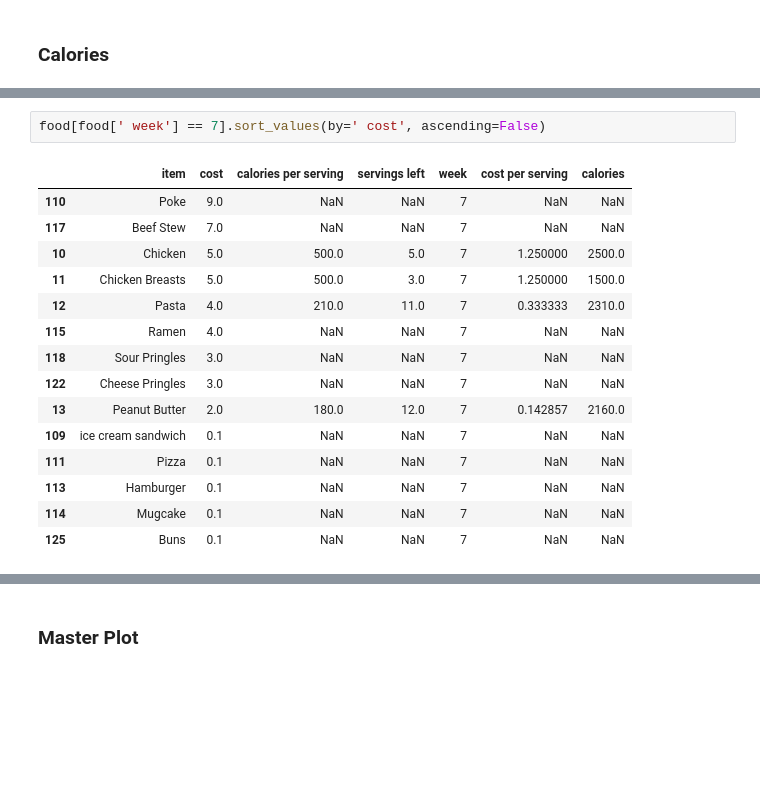
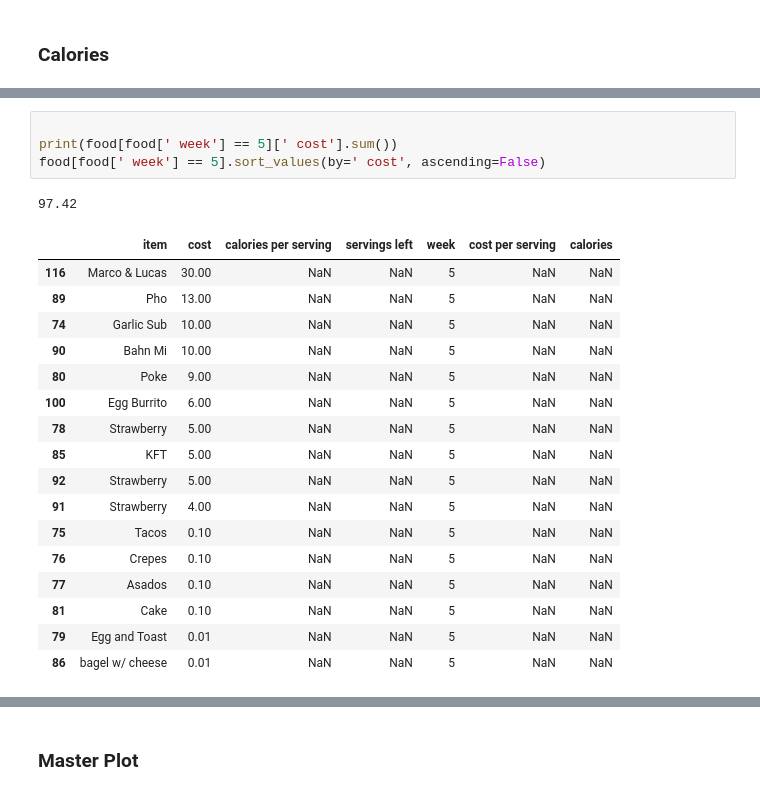
Before and after one commit to alzox/yummy, a Jupyter notebook: food notebook.ipynb, the cells around one changed output, grey strips where cells are left out. Saved outputs shown, nothing was run; the diff lists cells and outputs as text; blank space fills up the shorter version.

```diff
--- a/food notebook.ipynb
+++ b/food notebook.ipynb
@@ -73,22 +73,27 @@ food.groupby(' week')['calories'].sum()
 Name: calories, dtype: float64
 # %%
-food[food[' week'] == 7].sort_values(by=' cost', ascending=False)
+
+print(food[food[' week'] == 5][' cost'].sum())
+food[food[' week'] == 5].sort_values(by=' cost', ascending=False)
 # %% [output]
+97.42
 |  | item | cost | calories per serving | servings left | week | cost per serving | calories |
-| 110 | Poke | 9.0 | NaN | NaN | 7 | NaN | NaN |
-| 117 | Beef Stew | 7.0 | NaN | NaN | 7 | NaN | NaN |
-| 10 | Chicken | 5.0 | 500.0 | 5.0 | 7 | 1.250000 | 2500.0 |
-| 11 | Chicken Breasts | 5.0 | 500.0 | 3.0 | 7 | 1.250000 | 1500.0 |
-| 12 | Pasta | 4.0 | 210.0 | 11.0 | 7 | 0.333333 | 2310.0 |
-| 115 | Ramen | 4.0 | NaN | NaN | 7 | NaN | NaN |
-| 118 | Sour Pringles | 3.0 | NaN | NaN | 7 | NaN | NaN |
-| 122 | Cheese Pringles | 3.0 | NaN | NaN | 7 | NaN | NaN |
-| 13 | Peanut Butter | 2.0 | 180.0 | 12.0 | 7 | 0.142857 | 2160.0 |
-| 109 | ice cream sandwich | 0.1 | NaN | NaN | 7 | NaN | NaN |
-| 111 | Pizza | 0.1 | NaN | NaN | 7 | NaN | NaN |
-| 113 | Hamburger | 0.1 | NaN | NaN | 7 | NaN | NaN |
-| 114 | Mugcake | 0.1 | NaN | NaN | 7 | NaN | NaN |
-| 125 | Buns | 0.1 | NaN | NaN | 7 | NaN | NaN |
+| 116 | Marco & Lucas | 30.00 | NaN | NaN | 5 | NaN | NaN |
+| 89 | Pho | 13.00 | NaN | NaN | 5 | NaN | NaN |
+| 74 | Garlic Sub | 10.00 | NaN | NaN | 5 | NaN | NaN |
+| 90 | Bahn Mi | 10.00 | NaN | NaN | 5 | NaN | NaN |
+| 80 | Poke | 9.00 | NaN | NaN | 5 | NaN | NaN |
+| 100 | Egg Burrito | 6.00 | NaN | NaN | 5 | NaN | NaN |
+| 78 | Strawberry | 5.00 | NaN | NaN | 5 | NaN | NaN |
+| 85 | KFT | 5.00 | NaN | NaN | 5 | NaN | NaN |
+| 92 | Strawberry | 5.00 | NaN | NaN | 5 | NaN | NaN |
+| 91 | Strawberry | 4.00 | NaN | NaN | 5 | NaN | NaN |
+| 75 | Tacos | 0.10 | NaN | NaN | 5 | NaN | NaN |
+| 76 | Crepes | 0.10 | NaN | NaN | 5 | NaN | NaN |
+| 77 | Asados | 0.10 | NaN | NaN | 5 | NaN | NaN |
+| 81 | Cake | 0.10 | NaN | NaN | 5 | NaN | NaN |
+| 79 | Egg and Toast | 0.01 | NaN | NaN | 5 | NaN | NaN |
+| 86 | bagel w/ cheese | 0.01 | NaN | NaN | 5 | NaN | NaN |
 # %%
 food.dropna(axis=0).sort_values(by = ' week', ascending=True)
 # %% [output]
```
Also changed, not shown: parts of 5 cells of this notebook, 4 other files.
